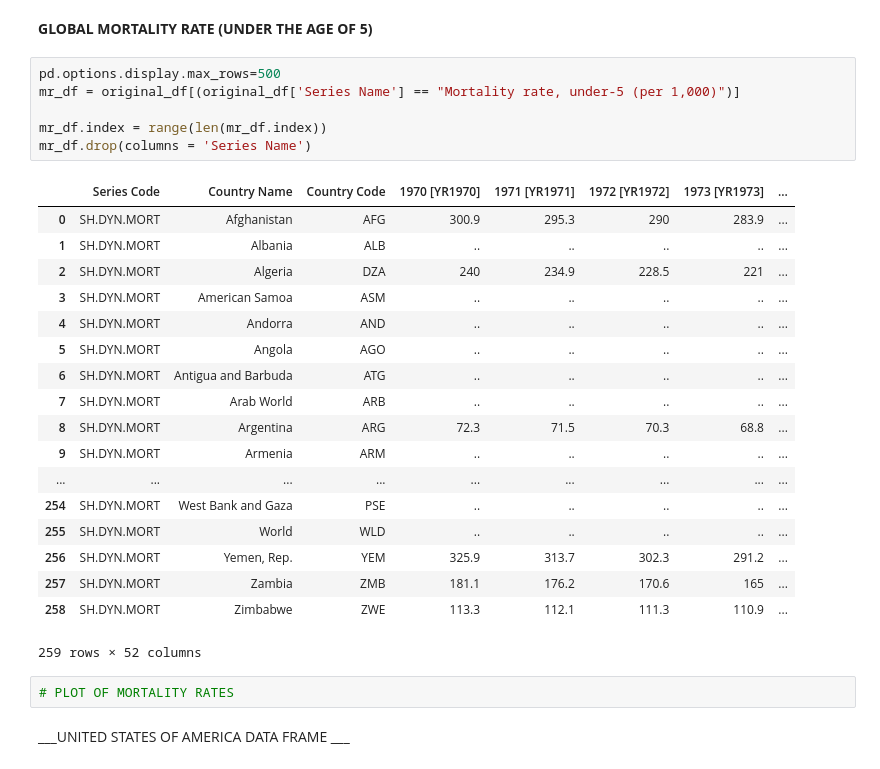
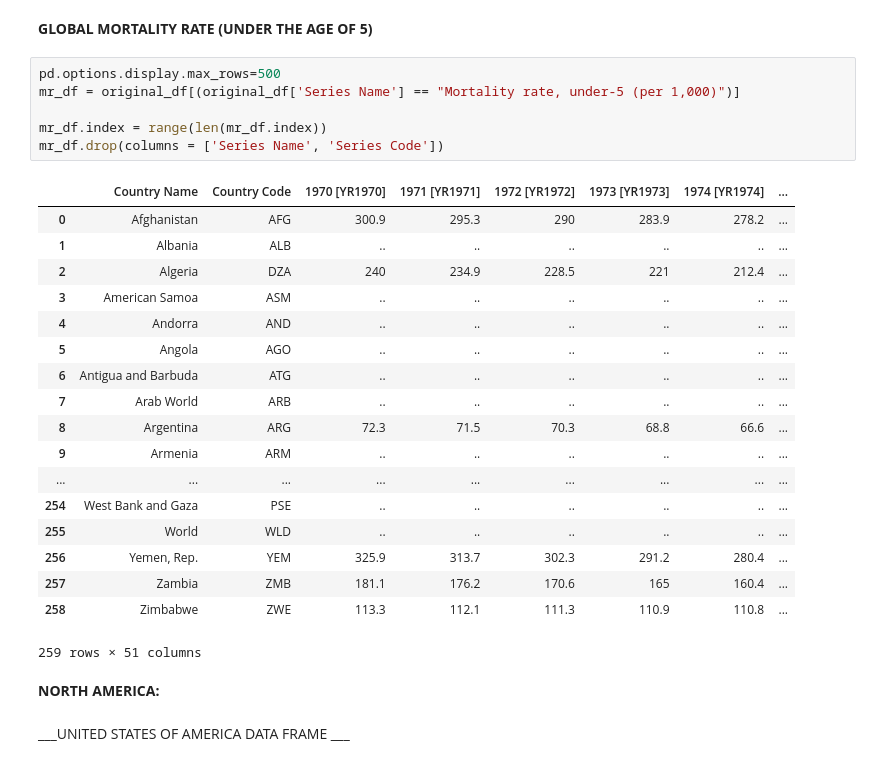
Before and after one commit to travisreyes/DSS_Spring2019, a Jupyter notebook: World Health and Nutrition Project.ipynb, the cells around one changed output. Drawn from its saved outputs; the diff is of its cells as text.

```diff
--- a/World Health and Nutrition Project.ipynb
+++ b/World Health and Nutrition Project.ipynb
@@ -34,30 +35,30 @@ __GLOBAL MORTALITY RATE (UNDER THE AGE OF 5)__
 # %%
 pd.options.display.max_rows=500
 mr_df = original_df[(original_df['Series Name'] == "Mortality rate, under-5 (per 1,000)")]
 
 mr_df.index = range(len(mr_df.index))
-mr_df.drop(columns = 'Series Name')
+mr_df.drop(columns = ['Series Name', 'Series Code'])
 # %% [output]
-|  | Series Code | Country Name | Country Code | 1970 [YR1970] | 1971 [YR1971] | 1972 [YR1972] | 1973 [YR1973] | ... |
-| 0 | SH.DYN.MORT | Afghanistan | AFG | 300.9 | 295.3 | 290 | 283.9 | ... |
-| 1 | SH.DYN.MORT | Albania | ALB | .. | .. | .. | .. | ... |
-| 2 | SH.DYN.MORT | Algeria | DZA | 240 | 234.9 | 228.5 | 221 | ... |
-| 3 | SH.DYN.MORT | American Samoa | ASM | .. | .. | .. | .. | ... |
-| 4 | SH.DYN.MORT | Andorra | AND | .. | .. | .. | .. | ... |
-| 5 | SH.DYN.MORT | Angola | AGO | .. | .. | .. | .. | ... |
-| 6 | SH.DYN.MORT | Antigua and Barbuda | ATG | .. | .. | .. | .. | ... |
-| 7 | SH.DYN.MORT | Arab World | ARB | .. | .. | .. | .. | ... |
-| 8 | SH.DYN.MORT | Argentina | ARG | 72.3 | 71.5 | 70.3 | 68.8 | ... |
-| 9 | SH.DYN.MORT | Armenia | ARM | .. | .. | .. | .. | ... |
+|  | Country Name | Country Code | 1970 [YR1970] | 1971 [YR1971] | 1972 [YR1972] | 1973 [YR1973] | 1974 [YR1974] | ... |
+| 0 | Afghanistan | AFG | 300.9 | 295.3 | 290 | 283.9 | 278.2 | ... |
+| 1 | Albania | ALB | .. | .. | .. | .. | .. | ... |
+| 2 | Algeria | DZA | 240 | 234.9 | 228.5 | 221 | 212.4 | ... |
+| 3 | American Samoa | ASM | .. | .. | .. | .. | .. | ... |
+| 4 | Andorra | AND | .. | .. | .. | .. | .. | ... |
+| 5 | Angola | AGO | .. | .. | .. | .. | .. | ... |
+| 6 | Antigua and Barbuda | ATG | .. | .. | .. | .. | .. | ... |
+| 7 | Arab World | ARB | .. | .. | .. | .. | .. | ... |
+| 8 | Argentina | ARG | 72.3 | 71.5 | 70.3 | 68.8 | 66.6 | ... |
+| 9 | Armenia | ARM | .. | .. | .. | .. | .. | ... |
 | ... | ... | ... | ... | ... | ... | ... | ... | ... |
-| 254 | SH.DYN.MORT | West Bank and Gaza | PSE | .. | .. | .. | .. | ... |
-| 255 | SH.DYN.MORT | World | WLD | .. | .. | .. | .. | ... |
-| 256 | SH.DYN.MORT | Yemen, Rep. | YEM | 325.9 | 313.7 | 302.3 | 291.2 | ... |
-| 257 | SH.DYN.MORT | Zambia | ZMB | 181.1 | 176.2 | 170.6 | 165 | ... |
-| 258 | SH.DYN.MORT | Zimbabwe | ZWE | 113.3 | 112.1 | 111.3 | 110.9 | ... |
+| 254 | West Bank and Gaza | PSE | .. | .. | .. | .. | .. | ... |
+| 255 | World | WLD | .. | .. | .. | .. | .. | ... |
+| 256 | Yemen, Rep. | YEM | 325.9 | 313.7 | 302.3 | 291.2 | 280.4 | ... |
+| 257 | Zambia | ZMB | 181.1 | 176.2 | 170.6 | 165 | 160.4 | ... |
+| 258 | Zimbabwe | ZWE | 113.3 | 112.1 | 111.3 | 110.9 | 110.8 | ... |
-259 rows × 52 columns
+259 rows × 51 columns
-# %%
-# PLOT OF MORTALITY RATES
+# %% [markdown]
+__NORTH AMERICA:__
 # %% [markdown]
 ___UNITED STATES OF AMERICA DATA FRAME ___
 # %%
```
Also changed, not shown: parts of 56 cells of this notebook.
